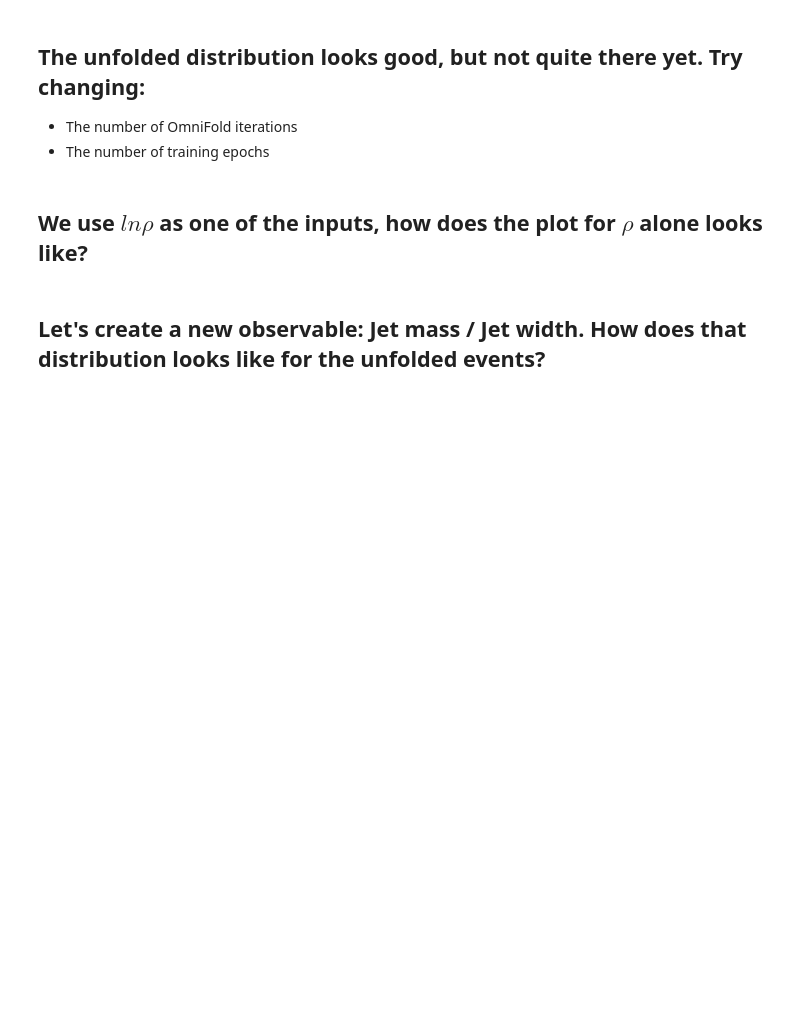
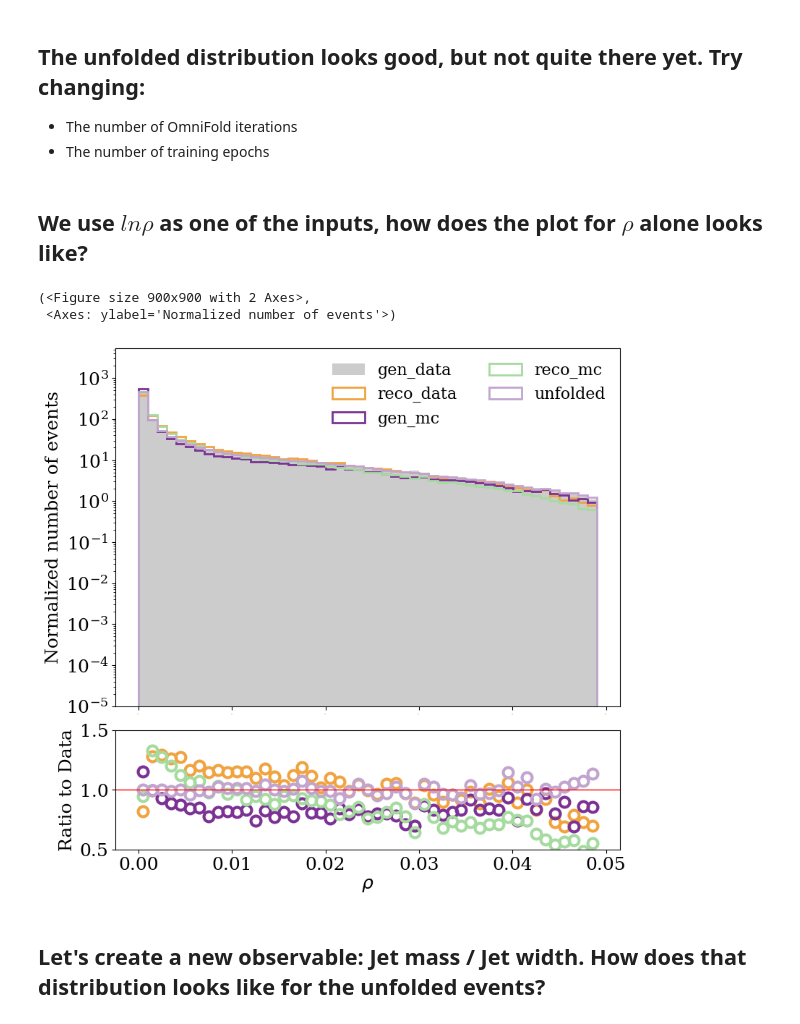
Before and after one commit to ml4fp/2024-lbnl, a Jupyter notebook: unfolding/OmniFold_tutorial_physics_answers.ipynb, the cells around one changed output. Drawn from its saved outputs; the diff is of its cells as text; code cells hidden in the pictures; blank space fills up the shorter version.

```diff
--- a/unfolding/OmniFold_tutorial_physics_answers.ipynb
+++ b/unfolding/OmniFold_tutorial_physics_answers.ipynb
@@ -99,5 +162,25 @@ for iv, var in enumerate(var_names):
 * The number of training epochs
 # %% [markdown]
 ## We use $ln\rho$ as one of the inputs, how does the plot for $\rho$ alone looks like?
+# %%
+data_dict = {
+    'gen_data': np.exp(gen_data[:,3]),
+    'reco_data': np.exp(reco_data[:,3]),
+    'gen_mc': np.exp(gen_mc[:,3]),
+    'reco_mc': np.exp(reco_mc[:,3]),
+    'unfolded': np.exp(validation_data[:,3]),
+}
+weight_dict = {
+    'gen_data': data.weight,
+    'reco_data': data.weight,
+    'gen_mc': mc.weight,
+    'reco_mc': mc.weight,
+    'unfolded': unfolded_weights,
+}
+HistRoutine(data_dict,r"$\rho$", reference_name = 'gen_data',logy=True)
+# %% [output]
+(<Figure size 900x900 with 2 Axes>,
+ <Axes: ylabel='Normalized number of events'>)
+[figure, added]
 # %% [markdown]
 ## Let's create a new observable: Jet mass / Jet width. How does that distribution looks like for the unfolded events?
```
Also changed, not shown: parts of 7 cells of this notebook, 1 other file.
